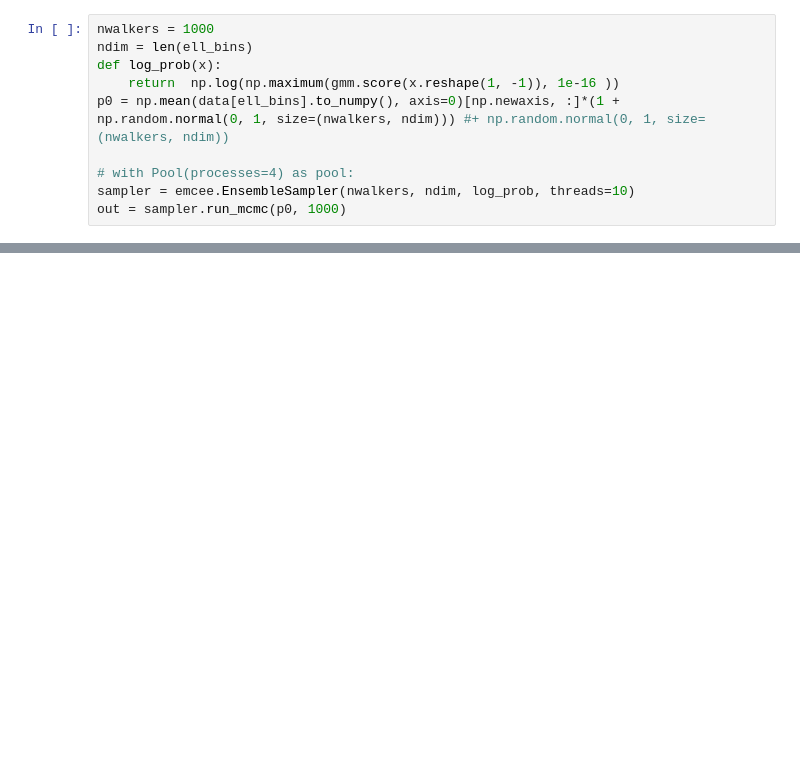
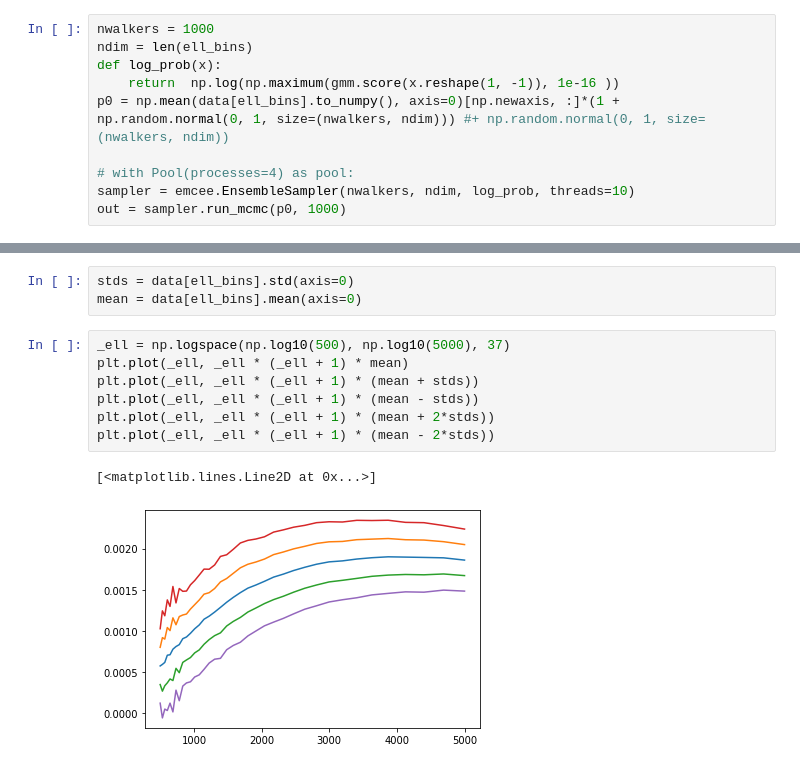
Before and after one commit to AlexandreAdam/FlowBasedLikelihoods, a Jupyter notebook: notebook/density_estimation.ipynb, the cells around one changed output, grey strips where cells are left out. Cells and saved outputs as stored; diff of their text form; blank space fills up the shorter version.

```diff
--- a/notebook/density_estimation.ipynb
+++ b/notebook/density_estimation.ipynb
@@ -109,0 +87,13 @@ out
+# %%
+stds = data[ell_bins].std(axis=0)
+mean = data[ell_bins].mean(axis=0)
+# %%
+_ell = np.logspace(np.log10(500), np.log10(5000), 37)
+plt.plot(_ell, _ell * (_ell + 1) * mean)
+plt.plot(_ell, _ell * (_ell + 1) * (mean + stds))
+plt.plot(_ell, _ell * (_ell + 1) * (mean - stds))
+plt.plot(_ell, _ell * (_ell + 1) * (mean + 2*stds))
+plt.plot(_ell, _ell * (_ell + 1) * (mean - 2*stds))
+# %% [output]
+[<matplotlib.lines.Line2D at 0x...>]
+[figure, added]
```
Also changed, not shown: parts of 8 cells of this notebook, 6 other files.
